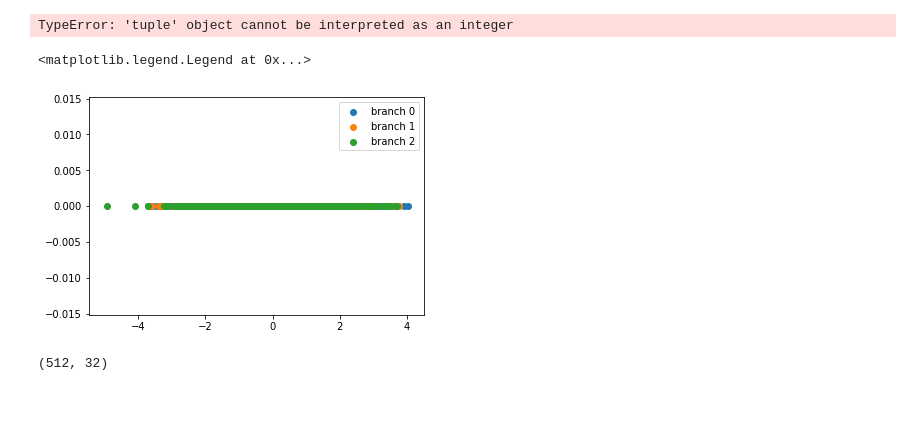
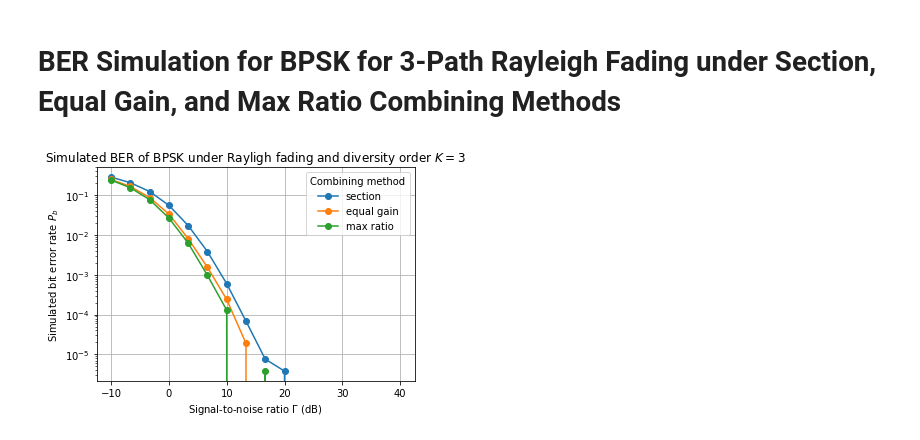
Before and after one commit to eldrtimo/rayleigh_diversity, a Jupyter notebook: notebook.ipynb, the cells around one changed output. Drawn from its saved outputs; the diff is of its cells as text; code cells hidden in the pictures; blank space fills up the shorter version.

Commit message:
polish notebook simulations

```diff
--- a/notebook.ipynb
+++ b/notebook.ipynb
@@ -188,4 +2,0 @@ plt.scatter(rr_nlk[:,l_0,k_0].real,rr_nlk[:,l_0,k_0].imag,label="$r$")
-# %%
-rr_nlk[np.argmax(rr_nlk,axis=(1,))]
-# %% [output]
-TypeError: 'tuple' object cannot be interpreted as an integer
@@ -194,12 +3,23 @@ np.amax(rr_nlk,
-# %%
-rr_nk = rr_nlk[:,0,:]
-for k_0 in k:
-    plt.scatter(rr_nk[:,k_0].real,rr_nk[:,k_0].imag,label="branch {}".format(k_0))
-plt.legend()
-# %% [output]
-<matplotlib.legend.Legend at 0x...>
-[figure, removed]
-# %%
-rr_nl.shape
-# %% [output]
-(512, 32)
+# %% [markdown]
+# BER Simulation for BPSK for 3-Path Rayleigh Fading under Section, Equal Gain, and Max Ratio Combining Methods
+# %%
+N       = 2**18                 # Number of symbols
+K       = 3                     # Number of diversity branches
+Ga_l    = np.logspace(-.5,2,16) # Simulation SNR values
+FIGNAME = "diversity_combining_methods.pdf"
+
+fig, axs = plt.subplots()
+axs.set_title(r"Simulated BER of BPSK under Rayligh fading and diversity order $K = {}$".format(K))
+axs.set_xlabel(r"Signal-to-noise ratio $\Gamma$ (dB)")
+axs.set_ylabel(r"Simulated bit error rate $P_b$")
+axs.set_yscale("log")
+
+for combiner in COMBINERS:
+    Pe_l = BPSKRayleighDiversityBER(N,K,Ga_l,combiner)
+    axs.plot(20*np.log10(Ga_l),Pe_l,"o-",label=combiner)
+
+axs.legend(title="Combining method")
+fig.tight_layout()
+fig.savefig(FIGNAME)
+# %% [output]
+[figure, added]
```
Also changed, not shown: parts of 24 cells of this notebook, 4 other files.
